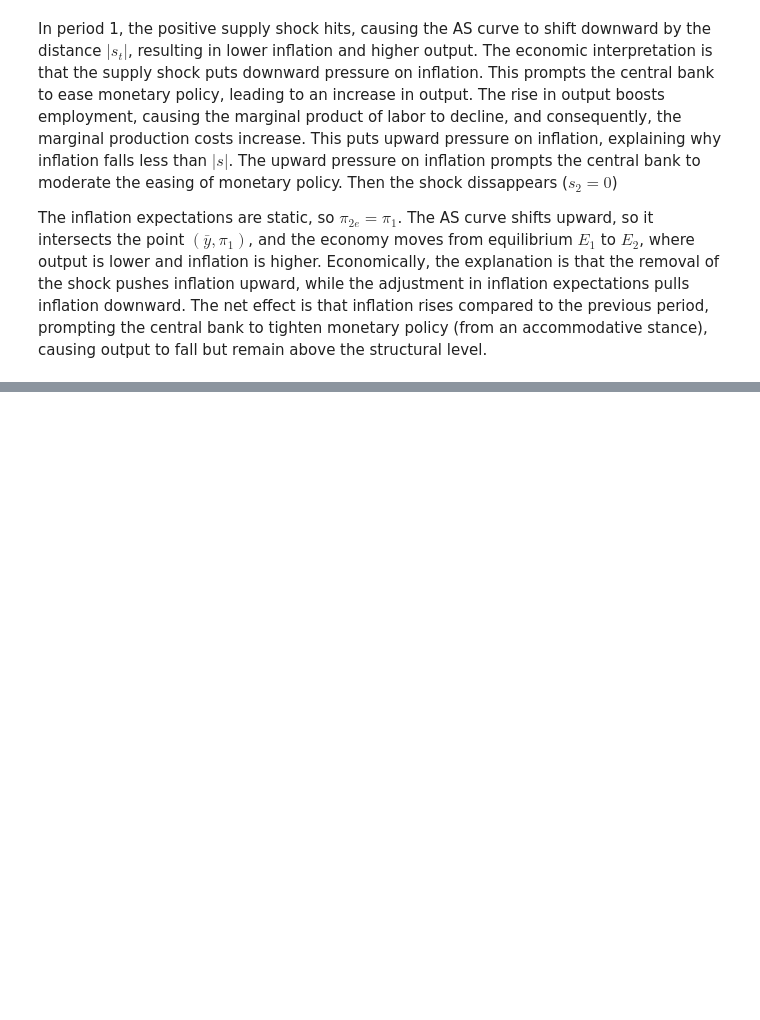
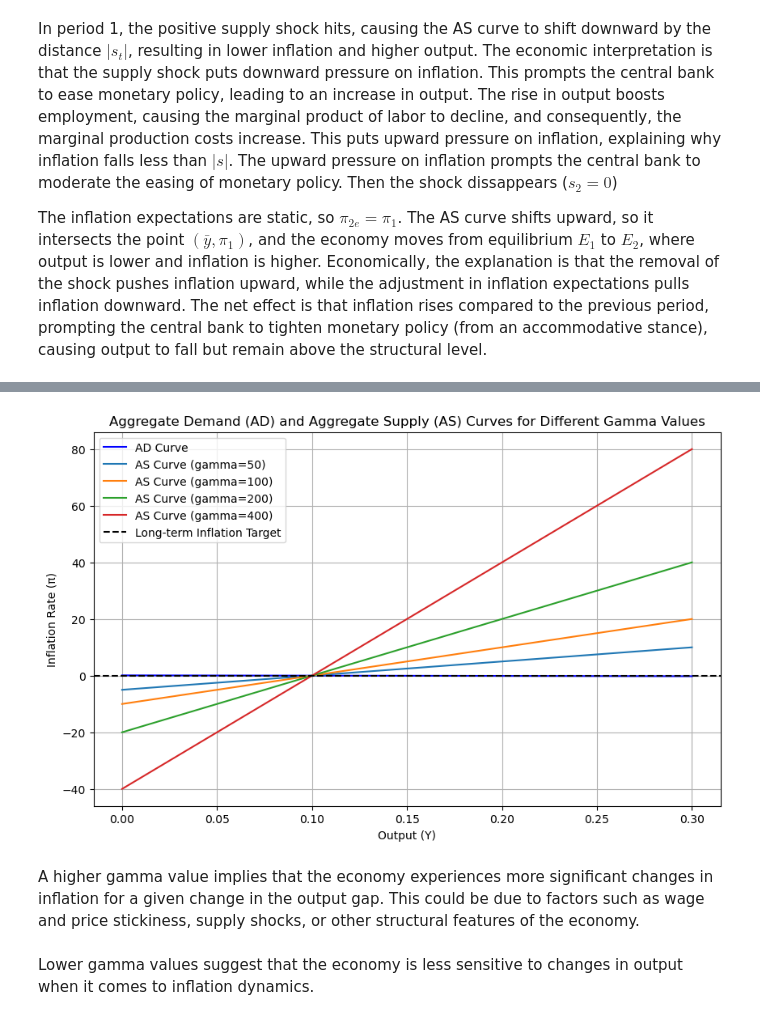
Before and after one commit to NumEconCopenhagen/projects-2024-of-coding, a Jupyter notebook: modelproject/modelproject.ipynb, the cells around one changed output, grey strips where cells are left out. Saved outputs shown, nothing was run; the diff lists cells and outputs as text; code cells hidden in the pictures; blank space fills up the shorter version.

```diff
--- a/modelproject/modelproject.ipynb
+++ b/modelproject/modelproject.ipynb
@@ -226,0 +280,57 @@ Add concise conclusion.
+# %%
+import numpy as np
+import matplotlib.pyplot as plt
+
+# Parameters provided and assumed
+pi_star = 0.02  # Long-term inflation target
+pi_prev = 0.02  # Previous period inflation
+y_bar = 0.1
+beta_1 = 1  # Sensitivity parameter in AD curve, assuming values as it's not provided
+beta_3 = 1  # Sensitivity parameter related to government spending in AD curve, assumed
+g_bar = 0.2
+g_t = 0.2  # Government spending this period
+v_t = 0  # Shock term in AD curve
+s_t = 0  # Shock term in AS curve
+
+# List of different gamma values to show how the slope changes
+gamma_values = [50, 100, 200, 400]
+
+# AD function definition
+def ad_curve(y_t, pi_prev, y_bar, beta_1, beta_3, g_t, g_bar, v_t):
+    e_t = 0  # Assuming no error term provided
+    pi_t = e_t + pi_prev - (1 / beta_1) * (y_t - y_bar) + (beta_3 / beta_1) * (g_t - g_bar) + (v_t / beta_1)
+    return pi_t
+
+# AS function definition
+def as_curve(pi_star, gamma, y_t, y_bar, s_t):
+    pi_t = pi_star + gamma * (y_t - y_bar) + s_t
+    return pi_t
+
+# Generate values of y_t for the plot
+output_range = np.linspace(0, 0.3, 100)
+
+# Calculate AD curve
+ad_values = [ad_curve(y, pi_prev, y_bar, beta_1, beta_3, g_t, g_bar, v_t) for y in output_range]
+
+# Plotting the curves
+plt.figure(figsize=(10, 6))
+plt.plot(output_range, ad_values, label='AD Curve', color='blue')
+
+# Calculate and plot AS curves for different gamma values
+for gamma in gamma_values:
+    as_values = [as_curve(pi_star, gamma, y, y_bar, s_t) for y in output_range]
+    plt.plot(output_range, as_values, label=f'AS Curve (gamma={gamma})')
+
+plt.xlabel('Output (Y)')
+plt.ylabel('Inflation Rate (π)')
+plt.title('Aggregate Demand (AD) and Aggregate Supply (AS) Curves for Different Gamma Values')
+plt.axhline(y=pi_star, color='black', linestyle='--', label='Long-term Inflation Target')
+plt.legend()
+plt.grid(True)
+plt.show()
+# %% [output]
+[figure, added]
+# %% [markdown]
+A higher gamma value implies that the economy experiences more significant changes in inflation for a given change in the output gap. This could be due to factors such as wage and price stickiness, supply shocks, or other structural features of the economy.
+# %% [markdown]
+Lower gamma values suggest that the economy is less sensitive to changes in output when it comes to inflation dynamics.
```
Also changed, not shown: parts of 28 cells of this notebook.
